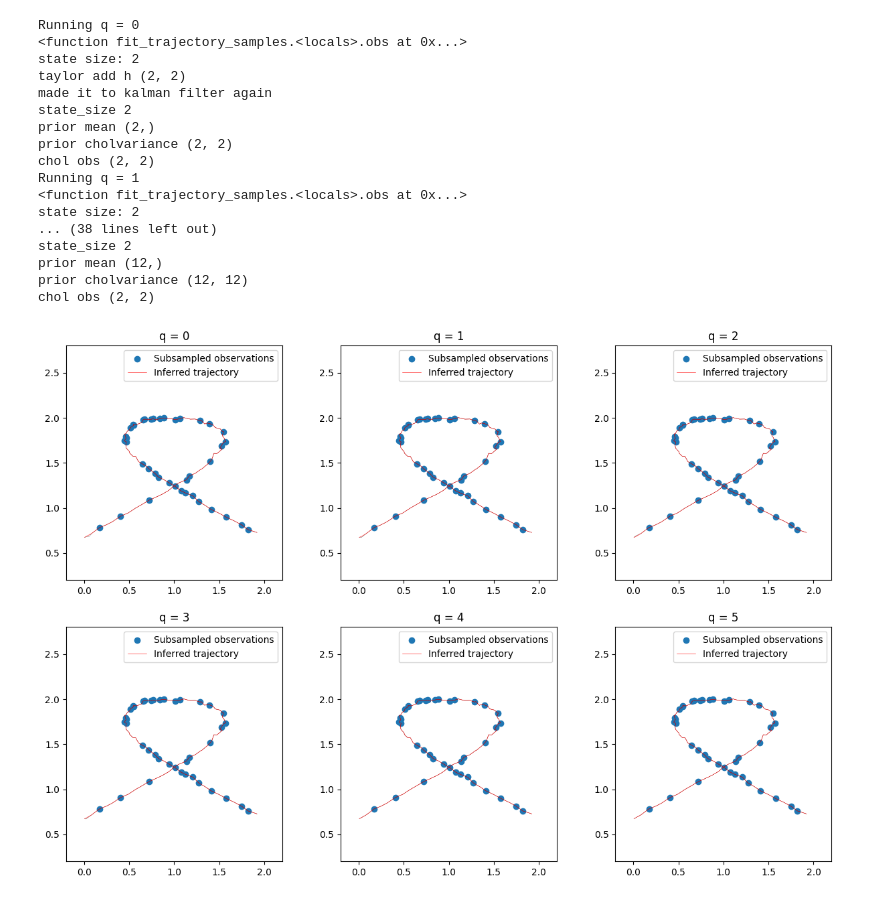
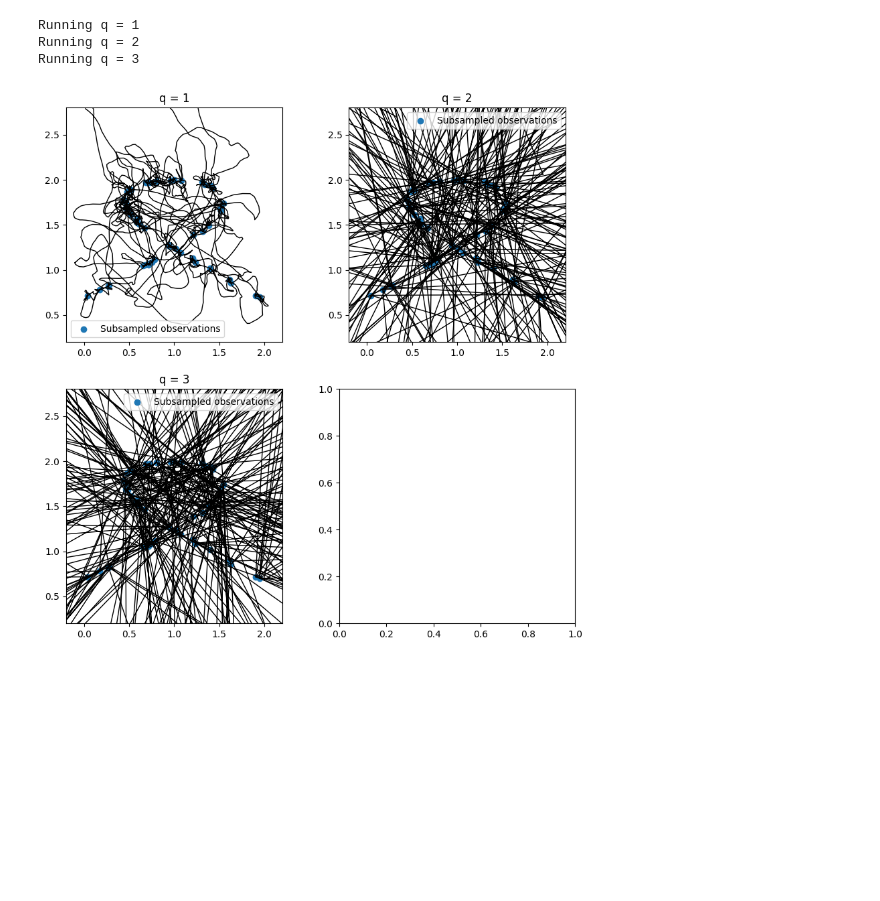
Before and after one commit to Whatisthisname/probabilistic-PDE-solver-on-manifold, a Jupyter notebook: app/test_kf.ipynb, the cells around one changed output. Cells and saved outputs as stored; diff of their text form; code cells hidden in the pictures; blank space fills up the shorter version.

Commit message:
starting prior distribution stuff

```diff
--- a/app/test_kf.ipynb
+++ b/app/test_kf.ipynb
@@ -4,7 +477,7 @@ import jax.numpy as jnp
 import matplotlib.pyplot as plt
 
 jax.config.update("jax_enable_x64", True)
-timesteps = 100
+timesteps = 1000
 
 times = jnp.linspace(0, 1, timesteps)
 x_positions = jnp.sin(times * 2 * jnp.pi) + 2 * times
@@ -13,27 +486,25 @@ y_positions = jnp.exp(-((0.5 + -times) ** 2)) * 6 - 4
 fig, ax = plt.subplots()
 ax.set_aspect("equal")
 ax.plot(x_positions, y_positions, label="True trajectory")
-samples = (
+noisy_samples = (
     jnp.stack([x_positions, y_positions], axis=1)
     + jax.random.normal(jax.random.PRNGKey(0), (timesteps, 2)) * 0.01
 )
 
-n_samples = 40
+n_samples = 50
 samples_idx = jax.random.permutation(jax.random.PRNGKey(2), jnp.arange(timesteps))[
     :n_samples
 ]
 
 ax.scatter(
-    samples[samples_idx][:, 0],
-    samples[samples_idx][:, 1],
+    noisy_samples[samples_idx][:, 0],
+    noisy_samples[samples_idx][:, 1],
     label="Subsampled observations",
 )
 # convert to mask
 
-mask = jnp.ones(timesteps).astype(bool)
+mask = jnp.zeros(timesteps).astype(bool)
 mask = mask.at[samples_idx].set(True)
-mask = mask.at[::3].set(True)
 mask = mask.at[0].set(False)
-mask = mask.at[-2].set(True)
 mask = mask.at[-1].set(True)
 # %% [output]
@@ -45,80 +516,73 @@ from probabilistic_numerics import kalman_filter as pn
 def fit_trajectory_samples(q, ax):
     state = 2
     initial_mean = jnp.zeros(((1 + q) * state,))
-    initial_mean = initial_mean.at[:2].set(samples[0])
+    initial_mean = initial_mean.at[:2].set(noisy_samples[0])
     delta = 1 / (timesteps - 1)
 
-    def obs(state, time, step):
-        sample = samples[step]
-        return state[:2] - sample
+    if q == 0:
+
+        def obs(state, time, step):
+            sample = noisy_samples[step]
+            return state[:2] - sample
+    else:
+
+        def obs(state, time, step):
+            sample = noisy_samples[step]
+            return jnp.concatenate((state[:2] - sample, state[2:4]))
 
     samples_, means, stds = pn.solve_nonlinear_IVP(
-        prior_matrix=-jnp.eye(state),
+        prior_matrix=-jnp.eye(state) * 10,
         initial_mean=initial_mean,
         initial_cov_diag=jnp.zeros_like(initial_mean),
         derivatives=q,
         n_solution_points=timesteps,
         delta_time=delta,
-        prior_type="heat",
+        prior_type="all",
         observation_function=obs,
         update_indicator=mask,
-        observation_uncertainty=jnp.eye(state) * 0,
-        n_samples=1,
+        observation_uncertainty=jnp.eye(state + state) * 0,
+        n_samples=3,
     )
     for i in range(jnp.size(samples_, axis=1)):
         ax.plot(
             samples_[:, i, 0],
             samples_[:, i, 1],
             # label="Inferred trajectory",
             color="k",
-            linewidth=0.2,
+            linewidth=1,
         )
     ax.scatter(
-        samples[samples_idx][:, 0],
-        samples[samples_idx][:, 1],
+        noisy_samples[samples_idx][:, 0],
+        noisy_samples[samples_idx][:, 1],
         label="Subsampled observations",
     )
     ax.set_aspect("equal")
-    ax.plot(
-        means[:, 0],
-        means[:, 1],
-        label="Inferred trajectory",
-        color="r",
-        linewidth=0.4,
-    )
+    # ax.plot(
+    #     means[:, 0],
+    #     means[:, 1],
+    #     label="Inferred trajectory",
+    #     color="r",
+    #     linewidth=0.4,
+    # )
 
     ax.set_xlim(-0.2, 2.2)
     ax.set_ylim(0.2, 2.8)
     ax.legend()
 
 
-qs = [0, 1, 2, 3, 4, 5, 6, 7, 8, 9][:6]
+qs = [1, 2, 3, 4, 5, 6, 7, 8, 9][:3]
 width = int(jnp.ceil(jnp.sqrt(len(qs))))
 height = int(jnp.ceil(len(qs) / width))
 fig, ax = plt.subplots(height, width, figsize=(5 * width, 5 * height))
 for q, ax in zip(qs, ax.flatten()):
     print(f"Running q = {q}")
     ax.set_title(f"q = {q}")
     fit_trajectory_samples(q, ax)
 # %% [output]
-Running q = 0
-<function fit_trajectory_samples.<locals>.obs at 0x...>
-state size: 2
-taylor add h (2, 2)
-made it to kalman filter again
-state_size 2
-prior mean (2,)
-prior cholvariance (2, 2)
-chol obs (2, 2)
 Running q = 1
-<function fit_trajectory_samples.<locals>.obs at 0x...>
-state size: 2
-... (38 lines left out)
-state_size 2
-prior mean (12,)
-prior cholvariance (12, 12)
-chol obs (2, 2)
+Running q = 2
+Running q = 3
-[figure, old version]
+[figure, new version]
 # %%
 from probabilistic_numerics import kalman_filter as pn
 from diffrax import diffeqsolve, ODETerm, SaveAt, PIDController, Kvaerno5
```
Also changed, not shown: parts of 13 cells of this notebook, 20 other files.
